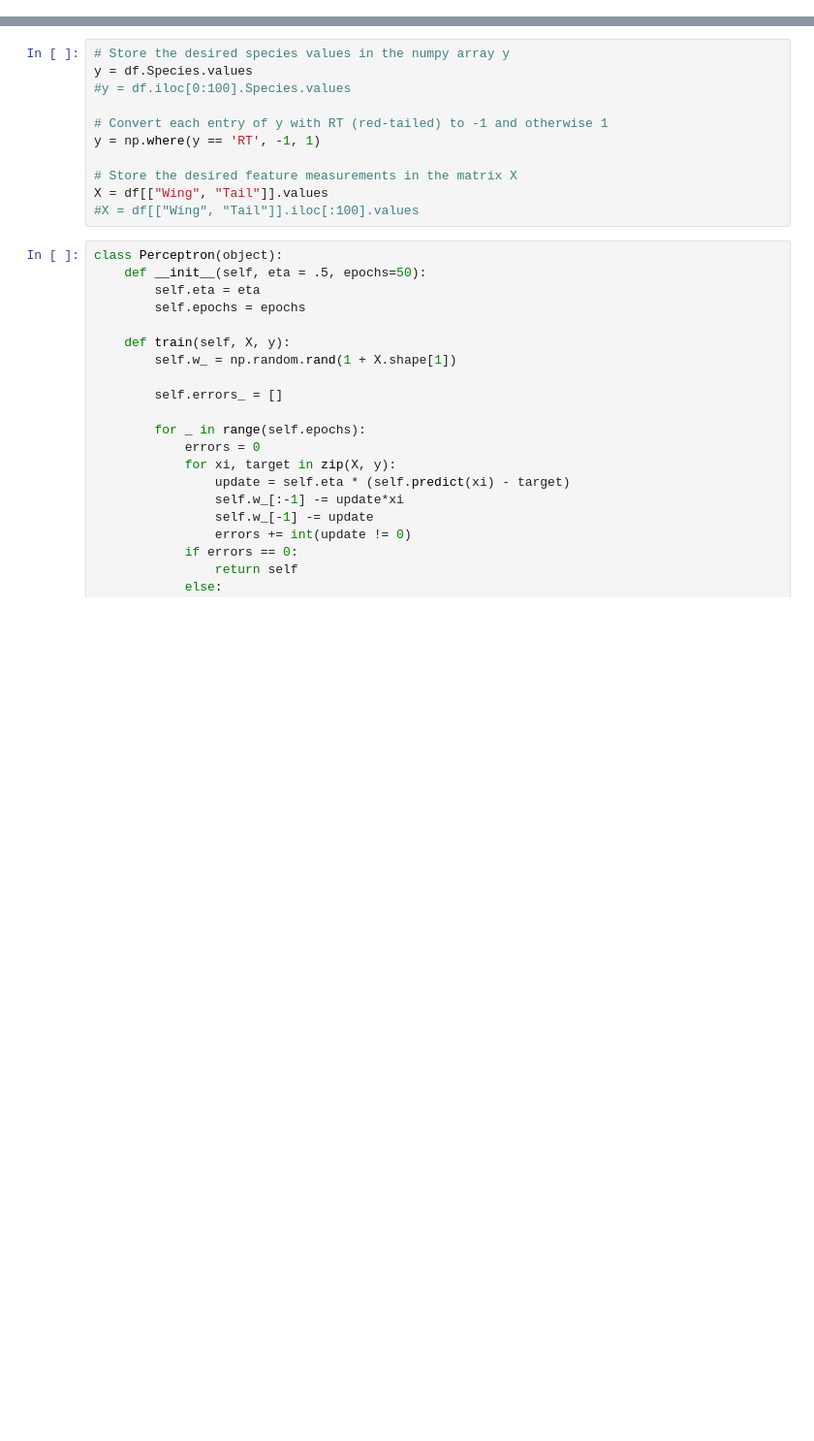
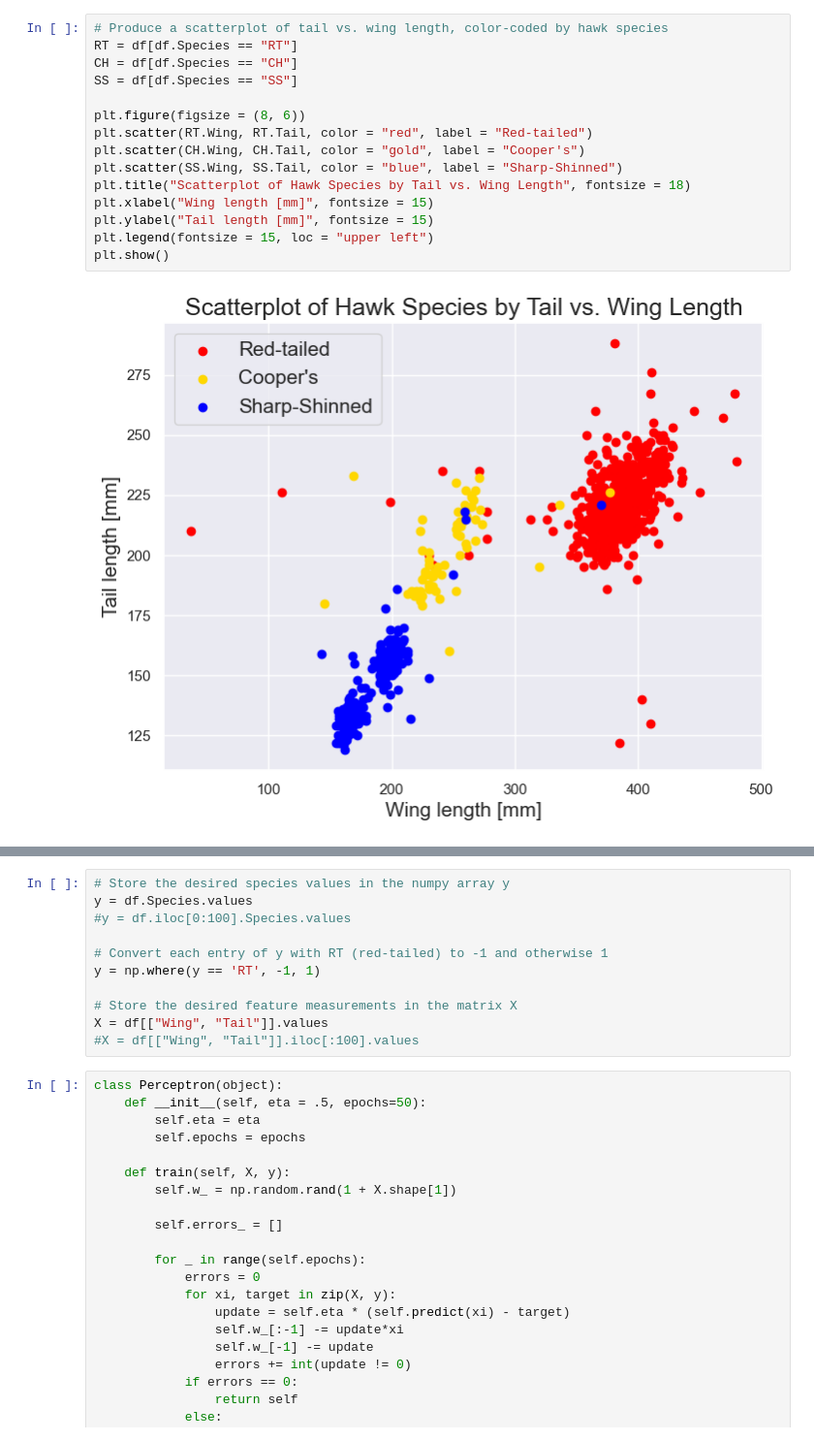
Before and after one commit to kary5678/INDE-577, a Jupyter notebook: supervised-learning/perceptron/perceptron.ipynb, the cells around one changed output, grey strips where cells are left out. Shown at 97% size. Drawn from its saved outputs; the diff is of its cells as text; blank space fills up the shorter version.

```diff
--- a/supervised-learning/perceptron/perceptron.ipynb
+++ b/supervised-learning/perceptron/perceptron.ipynb
@@ -34,0 +53,17 @@ df
+# %%
+# Produce a scatterplot of tail vs. wing length, color-coded by hawk species
+RT = df[df.Species == "RT"]
+CH = df[df.Species == "CH"]
+SS = df[df.Species == "SS"]
+
+plt.figure(figsize = (8, 6))
+plt.scatter(RT.Wing, RT.Tail, color = "red", label = "Red-tailed")
+plt.scatter(CH.Wing, CH.Tail, color = "gold", label = "Cooper's")
+plt.scatter(SS.Wing, SS.Tail, color = "blue", label = "Sharp-Shinned")
+plt.title("Scatterplot of Hawk Species by Tail vs. Wing Length", fontsize = 18)
+plt.xlabel("Wing length [mm]", fontsize = 15)
+plt.ylabel("Tail length [mm]", fontsize = 15)
+plt.legend(fontsize = 15, loc = "upper left")
+plt.show()
+# %% [output]
+[figure, added]
```
Also changed, not shown: parts of 12 cells of this notebook.
